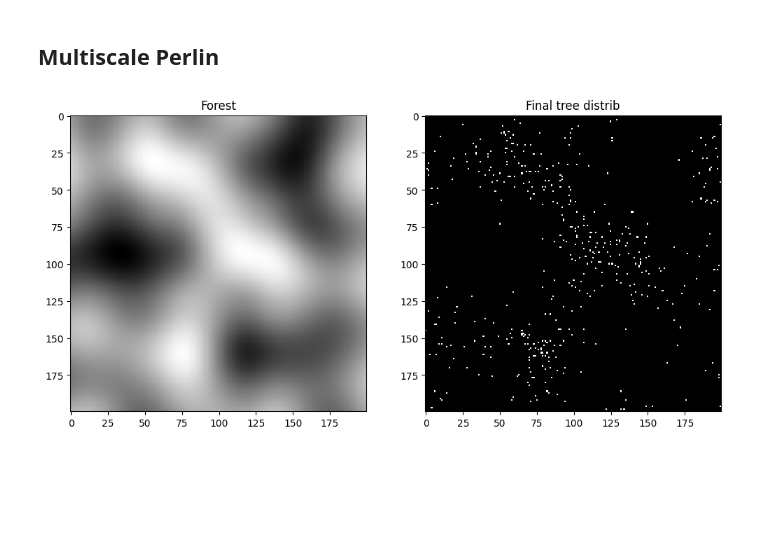
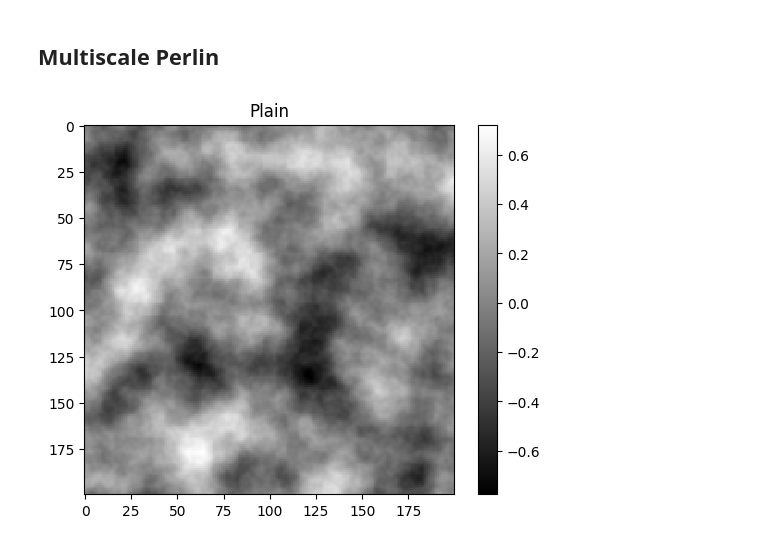
Before and after one commit to arthurBricq/crafty, a Jupyter notebook: scripts/test_world_gen.ipynb, the cells around one changed output. Saved outputs shown, nothing was run; the diff lists cells and outputs as text; code cells hidden in the pictures; blank space fills up the shorter version.

Commit message:
Updated PerlinNoise to be able to modify the parameters in run-time

```diff
--- a/scripts/test_world_gen.ipynb
+++ b/scripts/test_world_gen.ipynb
@@ -101,13 +86,16 @@ tree_map[tree_map > threshold] = 1
-# %%
-fig, ax = plt.subplots(1, 2, figsize=(12, 7))
-
-ax[0].imshow(forest_map, cmap='gray', interpolation="none")
-ax[0].set_title("Forest")
-
-ax[1].imshow(tree_map, cmap='gray', interpolation="none")
-ax[1].set_title("Final tree distrib")
-
-
-plt.show()
-# %% [output]
-[figure, removed]
+# %%
+scales = [50, 25, 12.5, 6.25, 3.125]
+amplitudes = [1.0, 0.5, 0.25, 0.125, 0.0625]
+
+config_list = [PerlinNoiseConfig(scale, amplitude) for scale, amplitude in zip(scales, amplitudes)]
+
+# Example of generating a small map
+world_map = generate_map(config_list, seed=42, width=width)
+
+plt.imshow(world_map, cmap='gray', interpolation="none")
+plt.title("Plain")
+plt.colorbar()
+
+plt.show()
+# %% [output]
+[figure, added]
```
Also changed, not shown: parts of 2 cells of this notebook, 5 other files.
